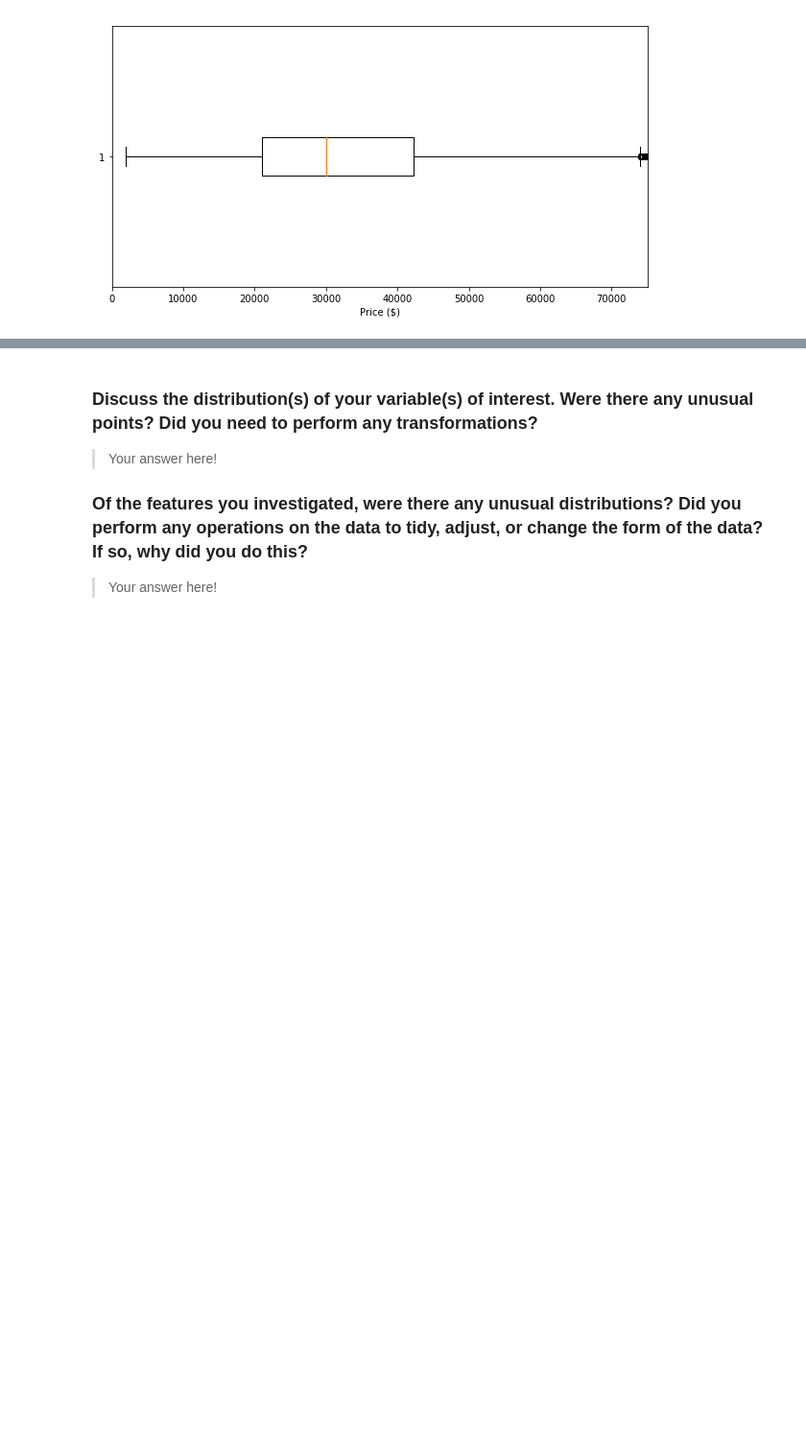
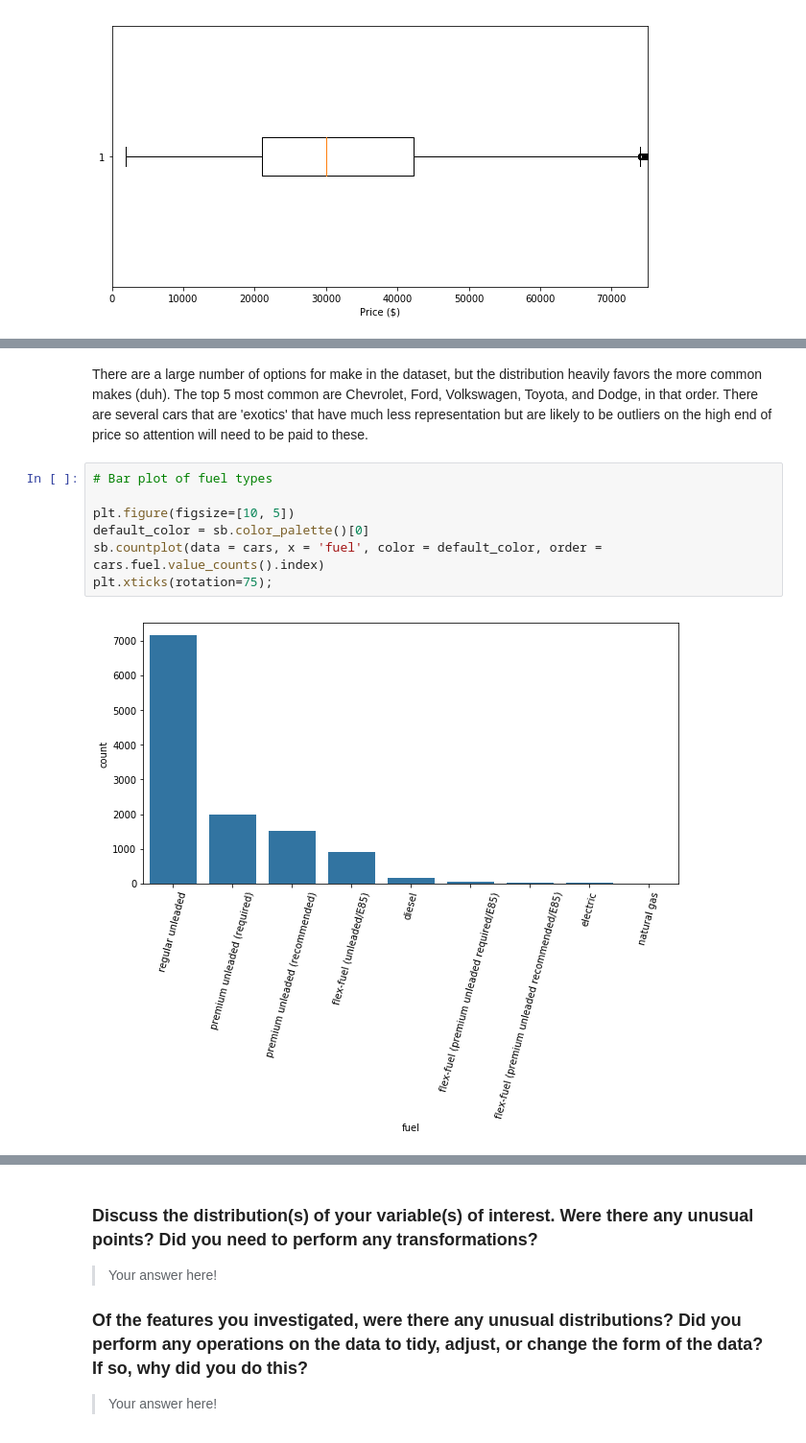
Before and after one commit to Rob-Bruton/Car-Features, a Jupyter notebook: car_exploration.ipynb, the cells around one changed output, grey strips where cells are left out. Shown: that part at 96% size. Saved outputs shown, nothing was run; the diff lists cells and outputs as text; blank space fills up the shorter version.

```diff
--- a/car_exploration.ipynb
+++ b/car_exploration.ipynb
@@ -152,0 +200,11 @@ The median of the price is around 30,000, with half of the data lying between ab
+# %% [markdown]
+There are a large number of options for make in the dataset, but the distribution heavily favors the more common makes (duh). The top 5 most common are Chevrolet, Ford, Volkswagen, Toyota, and Dodge, in that order. There are several cars that are 'exotics' that have much less representation but are likely to be outliers on the high end of price so attention will need to be paid to these.
+# %%
+# Bar plot of fuel types
+
+plt.figure(figsize=[10, 5])
+default_color = sb.color_palette()[0]
+sb.countplot(data = cars, x = 'fuel', color = default_color, order = cars.fuel.value_counts().index)
+plt.xticks(rotation=75);
+# %% [output]
+[figure, added]
```
Also changed, not shown: parts of 8 cells of this notebook.
